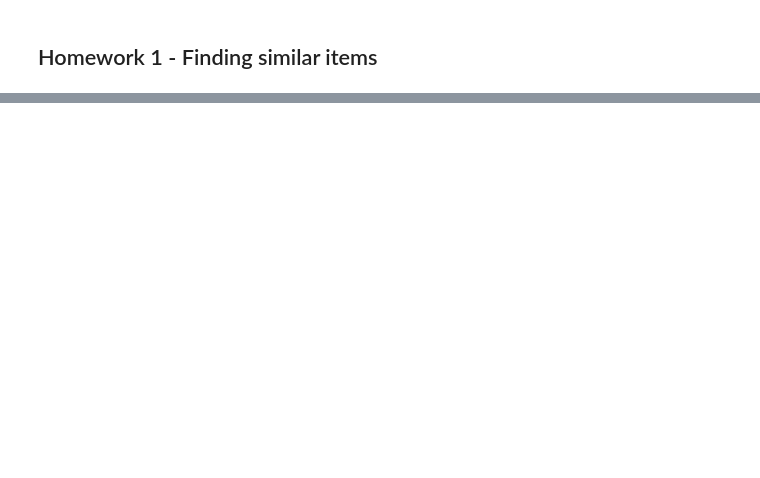
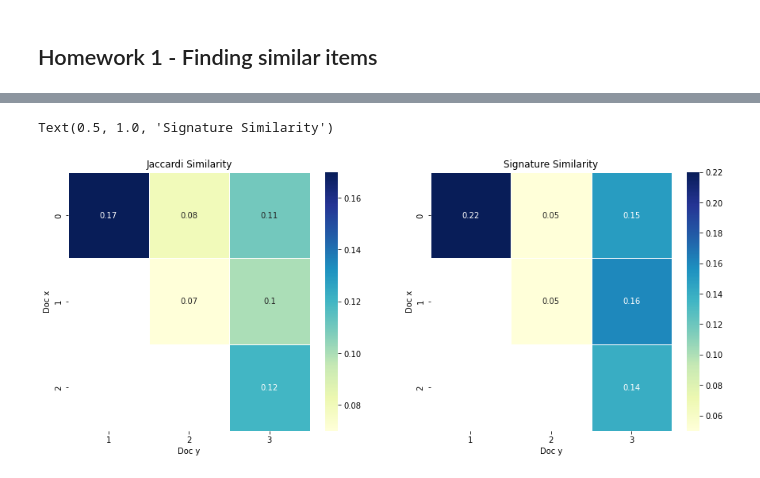
Before and after one commit to workinn/ID2222, a Jupyter notebook: HW1.ipynb, the cells around one changed output, grey strips where cells are left out. Cells and saved outputs as stored; diff of their text form; code cells hidden in the pictures; blank space fills up the shorter version.

Commit message:
Add rewrite and text. I messed up, so here goes all changes.

```diff
--- a/HW1.ipynb
+++ b/HW1.ipynb
@@ -320,0 +351,14 @@ SigMat Simimilarity 2-3: 0.36
+# %%
+import time
+
+# ----- Creating Signature Matrix with Hashing -----
+minHash = MinHashing()
+number_of_hash_functions = 100
+
+start = time.time()
+
+sigMatHash = minHash.createSigMatHash(hashed_shingles, number_of_hash_functions)
+
+end = time.time()
+print('Time elapsed Hash:', end - start)
+pd.DataFrame(sigMatHash)
@@ -320,0 +380,15 @@ SigMat Simimilarity 2-3: 0.36
+# %%
+comparer = CompareSets()
+signature_comparer = CompareSignatures()
+
+jaccardi = []
+
+for i, a in enumerate(hashed_shingles):
+    for j, b in enumerate(hashed_shingles):
+        if (a != b) and (i < j):
+            #print("Jaccard similarity between documents {} and {} is {}".format(i, j, round(comparer.similarity(a, b), 2)))
+            jaccardi.append((i, j, round(comparer.similarity(a, b), 2), signature_comparer.similarity(sigMatHash[:,i], sigMatHash[:,j])))
+            #print("MinHash similarity between documents {} and {} is {}".format(a, b, comparer.minhash_similarity(sigMat[a], sigMat[b])))
+
+df = pd.DataFrame(jaccardi, columns=['Doc x', 'Doc y', 'Jaccardi Similarity', 'Signature Similarity'], index=None)
+df
@@ -321,3 +403,19 @@ SigMat Simimilarity 2-3: 0.36
+# %%
+import seaborn as sns
+import matplotlib.pyplot as plt
+
+table = pd.pivot_table(df, values='Jaccardi Similarity', index=['Doc x'], columns=['Doc y'])
+f, ax = plt.subplots(ncols=2, figsize=(15, 6))
+sns.heatmap(table, annot=True, linewidths=.5, ax=ax[0], cmap="YlGnBu")
+
+table = pd.pivot_table(df, values='Signature Similarity', index=['Doc x'], columns=['Doc y'])
+sns.heatmap(table, annot=True, linewidths=.5, ax=ax[1], cmap="YlGnBu")
+
+ax[0].set_title('Jaccardi Similarity')
+ax[1].set_title('Signature Similarity')
+# %% [output]
+Text(0.5, 1.0, 'Signature Similarity')
+[figure, added]
 # %%
 lsh = LSH()
 print(lsh.findCandidatePairs(sigMatHash, 0.60, bands=None, k=10**3))
```
Also changed, not shown: parts of 45 cells of this notebook.
